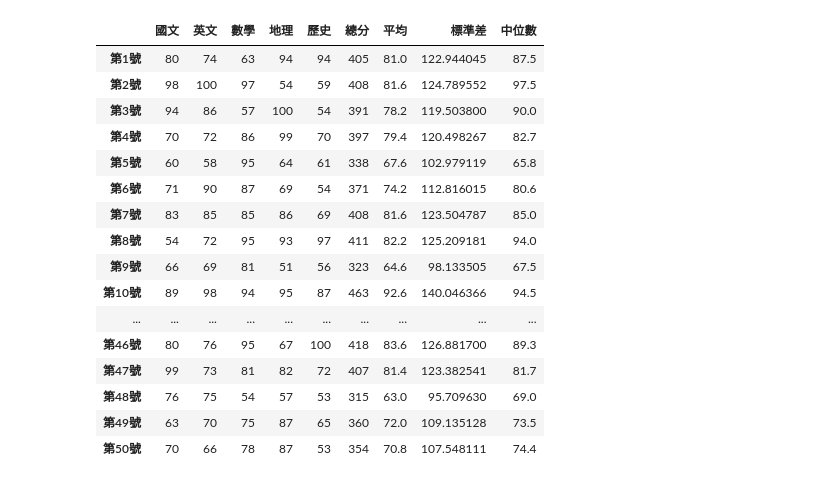
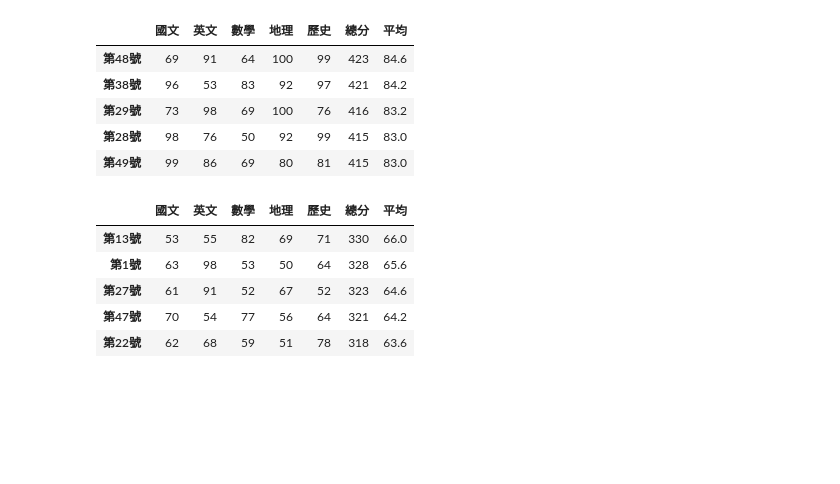
Before and after one commit to Shanpochen/_class_, a Jupyter notebook: lesson11.ipynb, the cells around one changed output. Saved outputs shown, nothing was run; the diff lists cells and outputs as text; code cells hidden in the pictures; blank space fills up the shorter version.

```diff
--- a/lesson11.ipynb
+++ b/lesson11.ipynb
@@ -191,22 +248,0 @@ df1
-# %%
-student_median = df1.median(axis=1)
-df1['中位數'] = student_median
-df1
-# %% [output]
-|  | 國文 | 英文 | 數學 | 地理 | 歷史 | 總分 | 平均 | 標準差 | 中位數 |
-| 第1號 | 80 | 74 | 63 | 94 | 94 | 405 | 81.0 | 122.944045 | 87.5 |
-| 第2號 | 98 | 100 | 97 | 54 | 59 | 408 | 81.6 | 124.789552 | 97.5 |
-| 第3號 | 94 | 86 | 57 | 100 | 54 | 391 | 78.2 | 119.503800 | 90.0 |
-| 第4號 | 70 | 72 | 86 | 99 | 70 | 397 | 79.4 | 120.498267 | 82.7 |
-| 第5號 | 60 | 58 | 95 | 64 | 61 | 338 | 67.6 | 102.979119 | 65.8 |
-| 第6號 | 71 | 90 | 87 | 69 | 54 | 371 | 74.2 | 112.816015 | 80.6 |
-| 第7號 | 83 | 85 | 85 | 86 | 69 | 408 | 81.6 | 123.504787 | 85.0 |
-| 第8號 | 54 | 72 | 95 | 93 | 97 | 411 | 82.2 | 125.209181 | 94.0 |
-| 第9號 | 66 | 69 | 81 | 51 | 56 | 323 | 64.6 | 98.133505 | 67.5 |
-| 第10號 | 89 | 98 | 94 | 95 | 87 | 463 | 92.6 | 140.046366 | 94.5 |
-| ... | ... | ... | ... | ... | ... | ... | ... | ... | ... |
-| 第46號 | 80 | 76 | 95 | 67 | 100 | 418 | 83.6 | 126.881700 | 89.3 |
-| 第47號 | 99 | 73 | 81 | 82 | 72 | 407 | 81.4 | 123.382541 | 81.7 |
-| 第48號 | 76 | 75 | 54 | 57 | 53 | 315 | 63.0 | 95.709630 | 69.0 |
-| 第49號 | 63 | 70 | 75 | 87 | 65 | 360 | 72.0 | 109.135128 | 73.5 |
-| 第50號 | 70 | 66 | 78 | 87 | 53 | 354 | 70.8 | 107.548111 | 74.4 |
@@ -212,0 +251,18 @@ df1
+# %%
+df2.iloc[:5]
+# %% [output]
+|  | 國文 | 英文 | 數學 | 地理 | 歷史 | 總分 | 平均 |
+| 第48號 | 69 | 91 | 64 | 100 | 99 | 423 | 84.6 |
+| 第38號 | 96 | 53 | 83 | 92 | 97 | 421 | 84.2 |
+| 第29號 | 73 | 98 | 69 | 100 | 76 | 416 | 83.2 |
+| 第28號 | 98 | 76 | 50 | 92 | 99 | 415 | 83.0 |
+| 第49號 | 99 | 86 | 69 | 80 | 81 | 415 | 83.0 |
+# %%
+df2.iloc[-5:]
+# %% [output]
+|  | 國文 | 英文 | 數學 | 地理 | 歷史 | 總分 | 平均 |
+| 第13號 | 53 | 55 | 82 | 69 | 71 | 330 | 66.0 |
+| 第1號 | 63 | 98 | 53 | 50 | 64 | 328 | 65.6 |
+| 第27號 | 61 | 91 | 52 | 67 | 52 | 323 | 64.6 |
+| 第47號 | 70 | 54 | 77 | 56 | 64 | 321 | 64.2 |
+| 第22號 | 62 | 68 | 59 | 51 | 78 | 318 | 63.6 |
```
Also changed, not shown: parts of 19 cells of this notebook.
